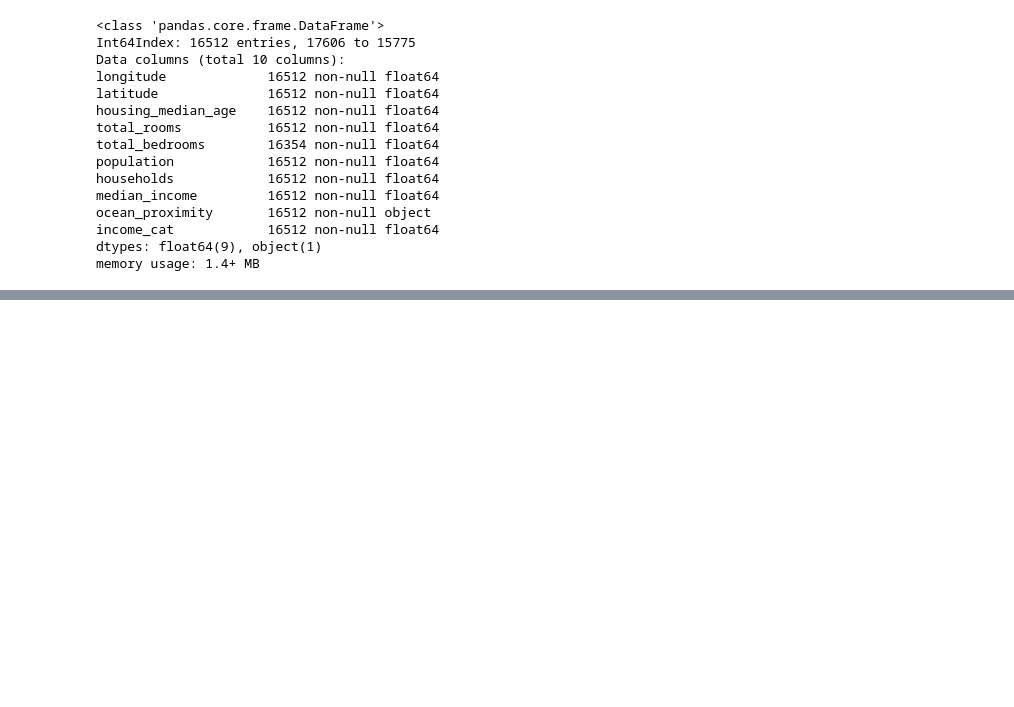
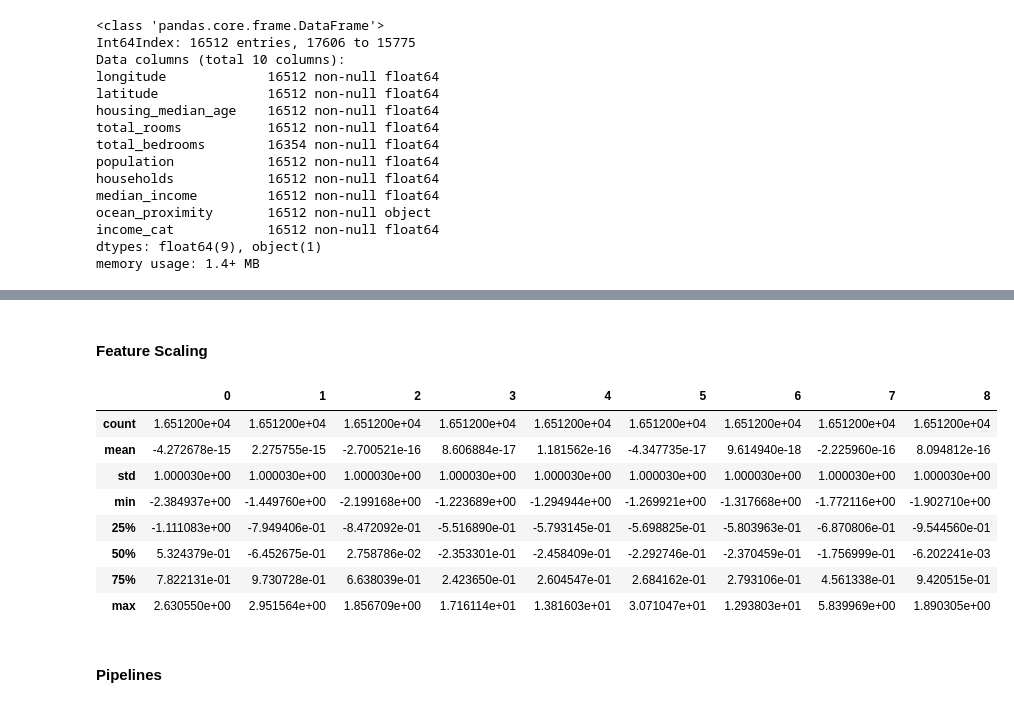
Before and after one commit to narutozhang/mynotebook, a Jupyter notebook: handson-ml/Chapter 2.ipynb, the cells around one changed output, grey strips where cells are left out. Saved outputs shown, nothing was run; the diff lists cells and outputs as text; code cells hidden in the pictures; blank space fills up the shorter version.

```diff
--- a/handson-ml/Chapter 2.ipynb
+++ b/handson-ml/Chapter 2.ipynb
@@ -245,0 +308,25 @@ memory usage: 1.4+ MB
+# %% [markdown]
+#### Feature Scaling
+# %%
+df.describe()
+
+from sklearn.preprocessing import MinMaxScaler, StandardScaler
+
+
+scaler = StandardScaler()
+housing_num_scal = scaler.fit_transform(housing_tr)
+# %%
+#标准化后均值为0，标准差为1
+pd.DataFrame(housing_num_scal).describe()
+# %% [output]
+|  | 0 | 1 | 2 | 3 | 4 | 5 | 6 | 7 | 8 |
+| count | 1.651200e+04 | 1.651200e+04 | 1.651200e+04 | 1.651200e+04 | 1.651200e+04 | 1.651200e+04 | 1.651200e+04 | 1.651200e+04 | 1.651200e+04 |
+| mean | -4.272678e-15 | 2.275755e-15 | -2.700521e-16 | 8.606884e-17 | 1.181562e-16 | -4.347735e-17 | 9.614940e-18 | -2.225960e-16 | 8.094812e-16 |
+| std | 1.000030e+00 | 1.000030e+00 | 1.000030e+00 | 1.000030e+00 | 1.000030e+00 | 1.000030e+00 | 1.000030e+00 | 1.000030e+00 | 1.000030e+00 |
+| min | -2.384937e+00 | -1.449760e+00 | -2.199168e+00 | -1.223689e+00 | -1.294944e+00 | -1.269921e+00 | -1.317668e+00 | -1.772116e+00 | -1.902710e+00 |
+| 25% | -1.111083e+00 | -7.949406e-01 | -8.472092e-01 | -5.516890e-01 | -5.793145e-01 | -5.698825e-01 | -5.803963e-01 | -6.870806e-01 | -9.544560e-01 |
+| 50% | 5.324379e-01 | -6.452675e-01 | 2.758786e-02 | -2.353301e-01 | -2.458409e-01 | -2.292746e-01 | -2.370459e-01 | -1.756999e-01 | -6.202241e-03 |
+| 75% | 7.822131e-01 | 9.730728e-01 | 6.638039e-01 | 2.423650e-01 | 2.604547e-01 | 2.684162e-01 | 2.793106e-01 | 4.561338e-01 | 9.420515e-01 |
+| max | 2.630550e+00 | 2.951564e+00 | 1.856709e+00 | 1.716114e+01 | 1.381603e+01 | 3.071047e+01 | 1.293803e+01 | 5.839969e+00 | 1.890305e+00 |
+# %% [markdown]
+#### Pipelines
```
Also changed, not shown: parts of 20 cells of this notebook.
